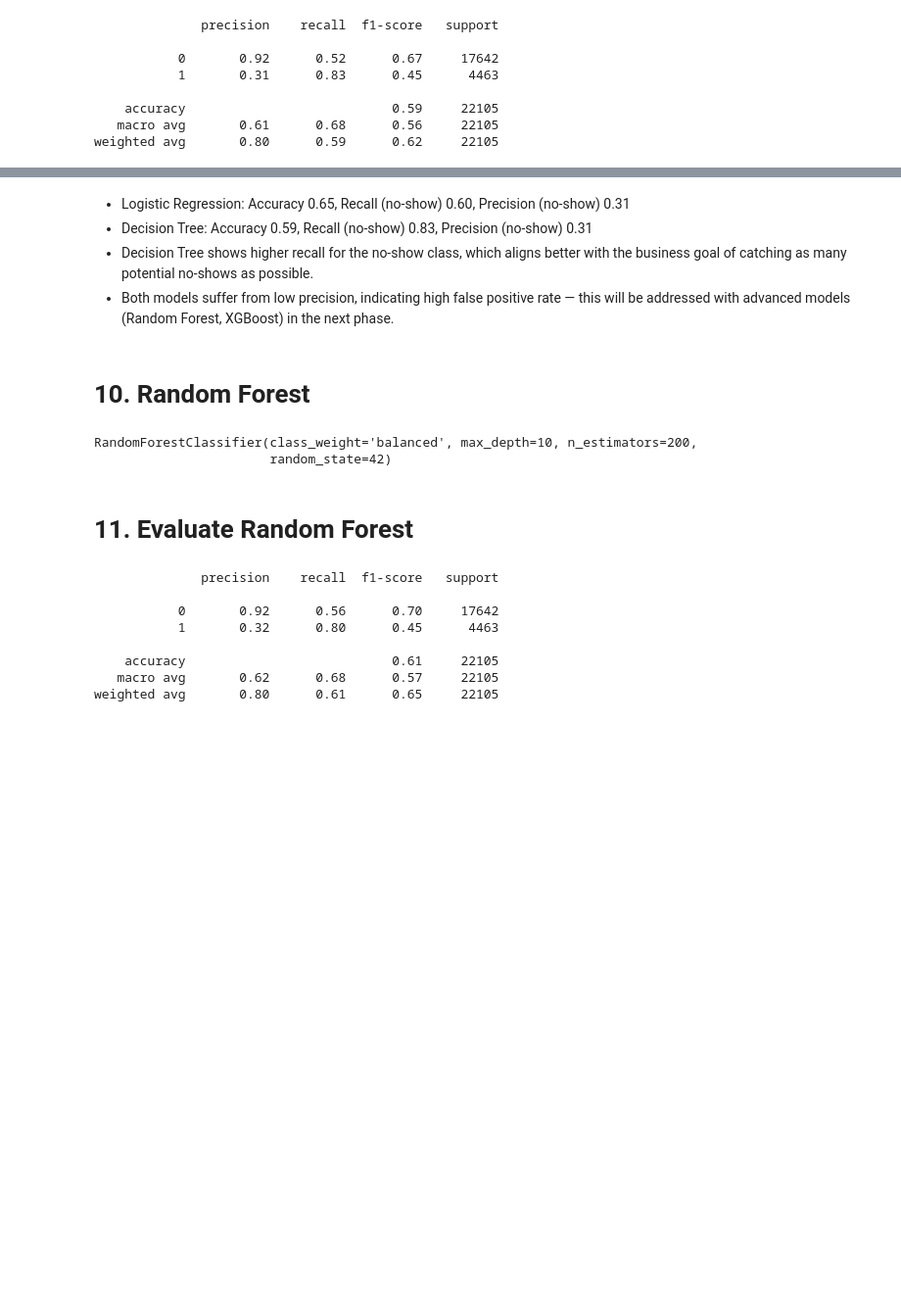
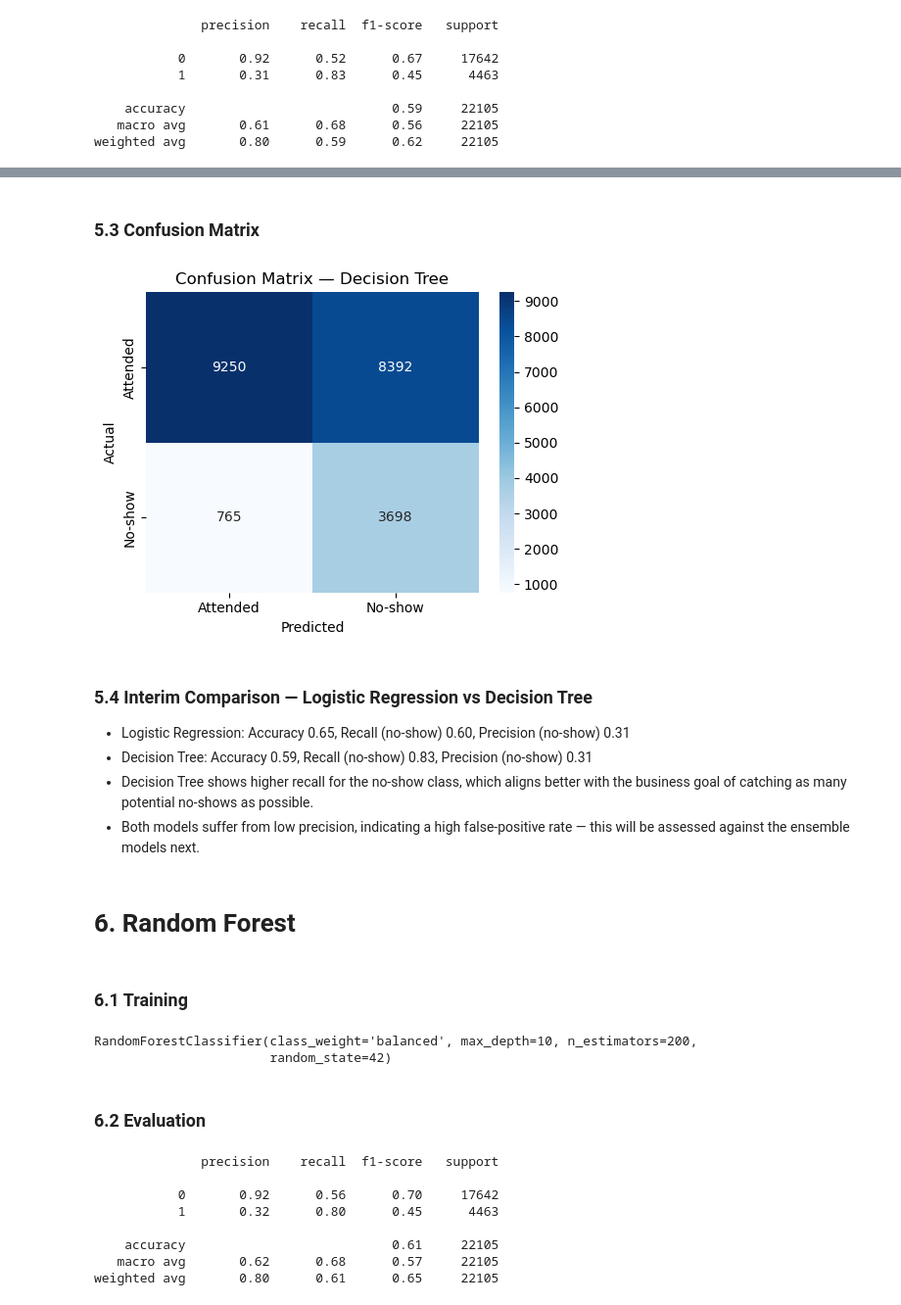
Before and after one commit to md-faiyazkhan/surevisit, a Jupyter notebook: notebooks/03_model_training.ipynb, the cells around one changed output, grey strips where cells are left out. Shown at 98% size. Drawn from its saved outputs; the diff is of its cells as text; code cells hidden in the pictures; blank space fills up the shorter version.

```diff
--- a/notebooks/03_model_training.ipynb
+++ b/notebooks/03_model_training.ipynb
@@ -99,18 +103,36 @@ weighted avg       0.80      0.59      0.62     22105
+# %% [markdown]
+### 5.3 Confusion Matrix
+# %%
+cm_dt = confusion_matrix(y_test, y_pred_dt)
+plt.figure(figsize=(5, 4))
+sns.heatmap(cm_dt, annot=True, fmt='d', cmap='Blues',
+            xticklabels=['Attended', 'No-show'], yticklabels=['Attended', 'No-show'])
+plt.title('Confusion Matrix — Decision Tree')
+plt.xlabel('Predicted')
+plt.ylabel('Actual')
+plt.tight_layout()
+plt.show()
+plt.close()
+# %% [output]
+[figure, added]
 # %% [markdown]
+### 5.4 Interim Comparison — Logistic Regression vs Decision Tree
 - Logistic Regression: Accuracy 0.65, Recall (no-show) 0.60, Precision (no-show) 0.31
 - Decision Tree: Accuracy 0.59, Recall (no-show) 0.83, Precision (no-show) 0.31
 - Decision Tree shows higher recall for the no-show class, which aligns better with the business goal of catching as many potential no-shows as possible.
-- Both models suffer from low precision, indicating high false positive rate — this will be addressed with advanced models (Random Forest, XGBoost) in the next phase.
+- Both models suffer from low precision, indicating a high false-positive rate — this will be assessed against the ensemble models next.
 # %% [markdown]
-# 10. Random Forest
+# 6. Random Forest
+# %% [markdown]
+### 6.1 Training
 # %%
 rf = RandomForestClassifier(n_estimators=200, max_depth=10, class_weight='balanced', random_state=42)
 rf.fit(X_train, y_train)
 # %% [output]
 RandomForestClassifier(class_weight='balanced', max_depth=10, n_estimators=200,
                        random_state=42)
-# %% [markdown]
-# 11. Evaluate Random Forest
+# %% [markdown]
+### 6.2 Evaluation
 # %%
 y_pred_rf = rf.predict(X_test)
 print(classification_report(y_test, y_pred_rf))
```
Also changed, not shown: parts of 56 cells of this notebook.
